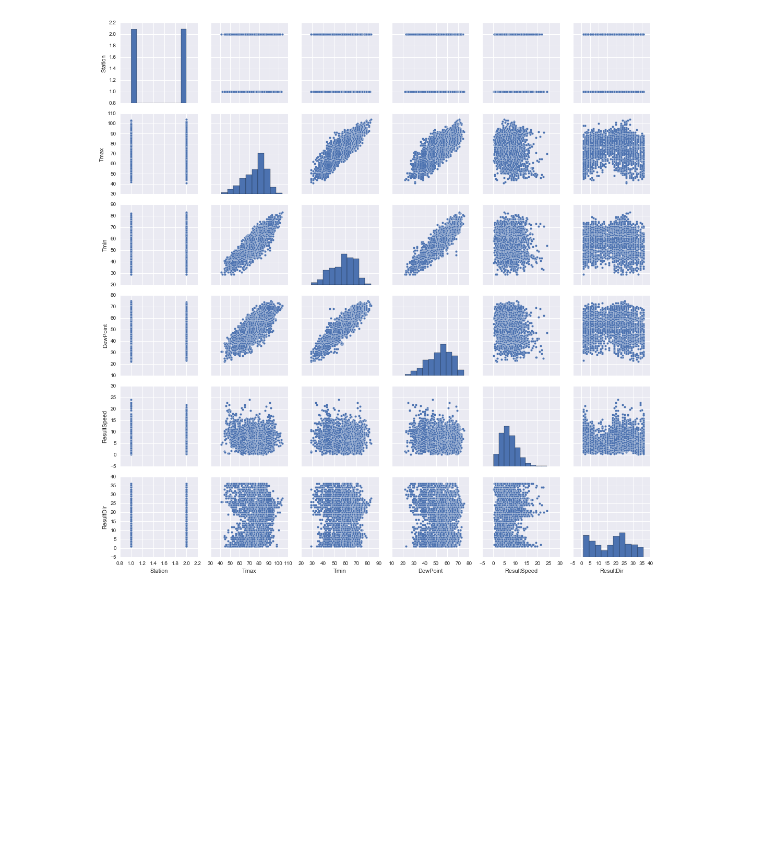
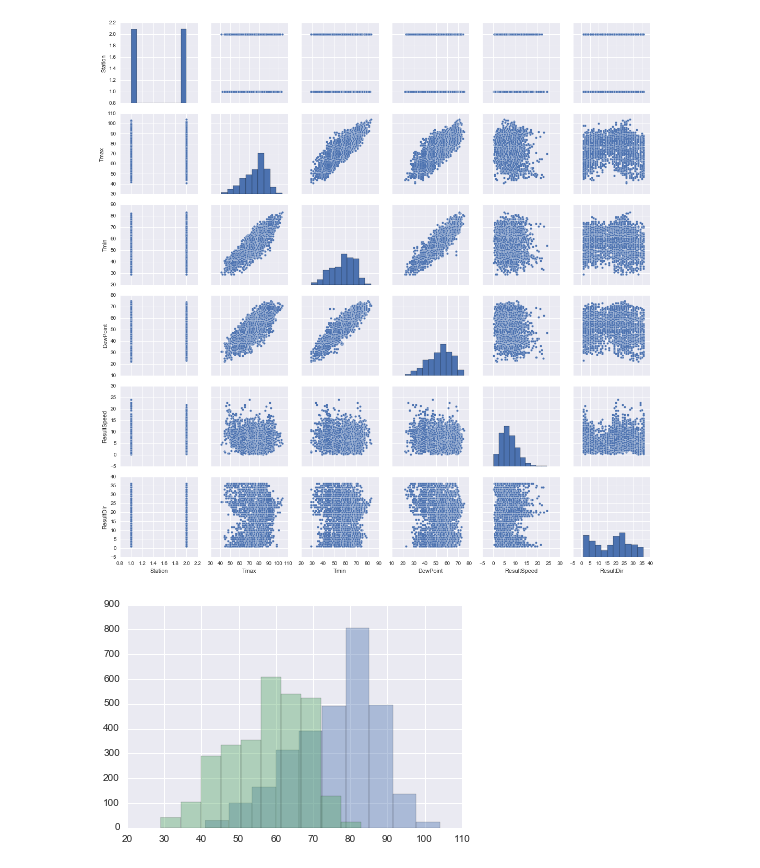
Before and after one commit to cl65610/west_nile, a Jupyter notebook: research/eda_work_weather.ipynb, the cells around one changed output. Cells and saved outputs as stored; diff of their text form; code cells hidden in the pictures; blank space fills up the shorter version.

```diff
--- a/research/eda_work_weather.ipynb
+++ b/research/eda_work_weather.ipynb
@@ -59,6 +59,16 @@ sns.pairplot(weather_df)
 # %% [output]
 <seaborn.axisgrid.PairGrid at 0x...>
 [figure]
+# %%
+## this shows the distribution of the max and min temperatures
+
+plt.hist(weather_df.Tmax, alpha = .4)
+
+
+plt.hist(weather_df.Tmin, alpha = .4)
+plt.show()
+# %% [output]
+[figure, added]
 # %%
 ## I am creating the engine that connects psql with my newly created database (west_nile)
 ## so that i can export the dataframes as tables
```
Also changed, not shown: 2 other files.
